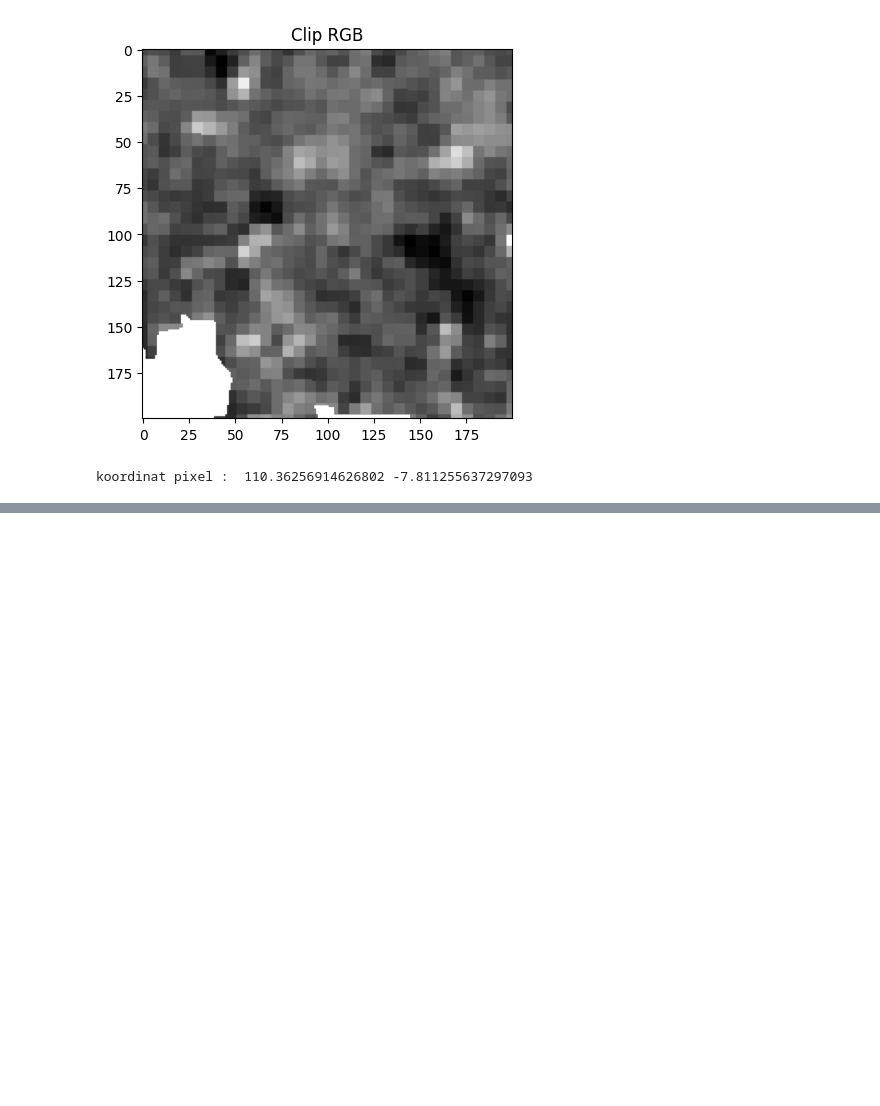
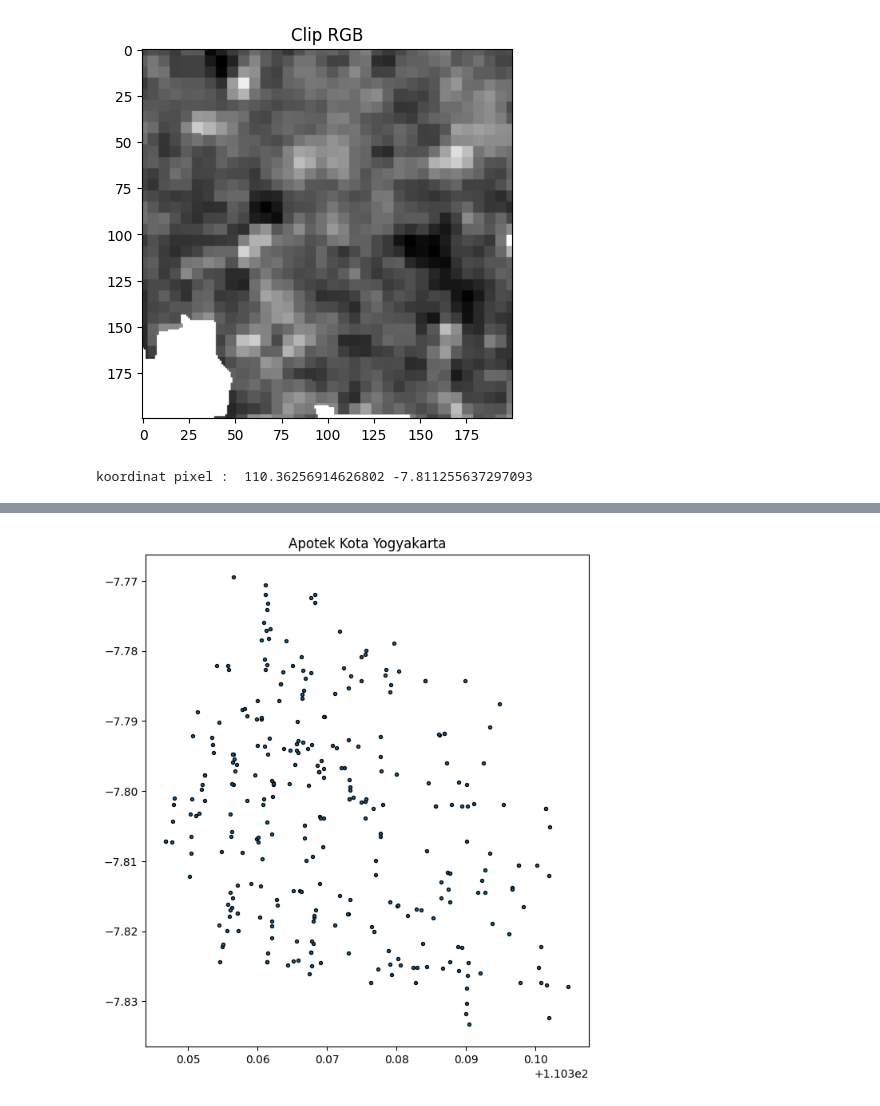
Before and after one commit to makinoharuy/python_geospatial_learning, a Jupyter notebook: belajar_python_geospatial.ipynb, the cells around one changed output, grey strips where cells are left out. Drawn from its saved outputs; the diff is of its cells as text; code cells hidden in the pictures; blank space fills up the shorter version.

```diff
--- a/belajar_python_geospatial.ipynb
+++ b/belajar_python_geospatial.ipynb
@@ -1253,0 +1338,8 @@ koordinat pixel :  110.36256914626802 -7.811255637297093
+# %%
+fig, ax = plt.subplots(figsize=(8,8))
+
+apotek.plot(ax=ax, edgecolor='black', markersize=8)
+ax.set_title("Apotek Kota Yogyakarta")
+plt.show()
+# %% [output]
+[figure, added]
```
Also changed, not shown: parts of 20 cells of this notebook.
